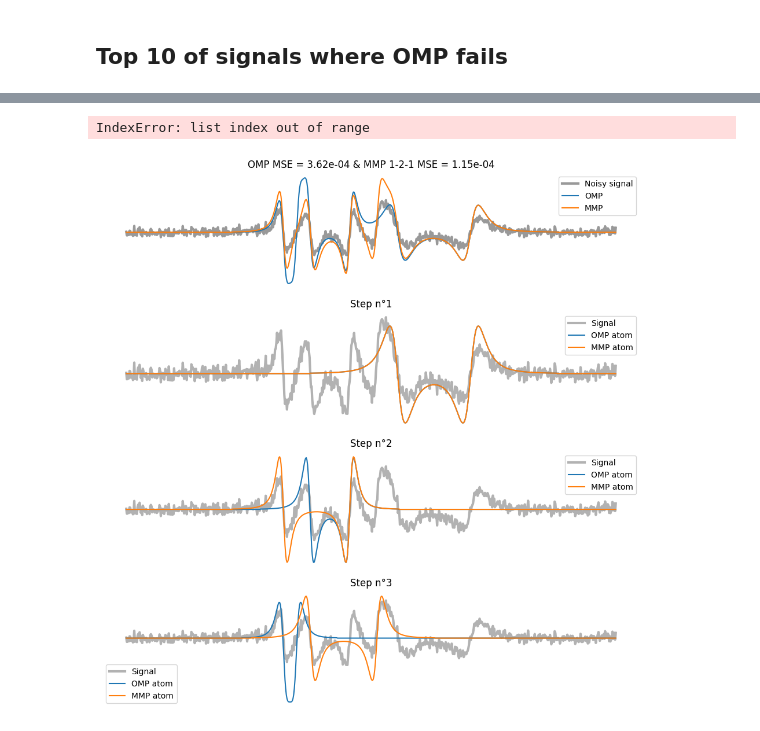
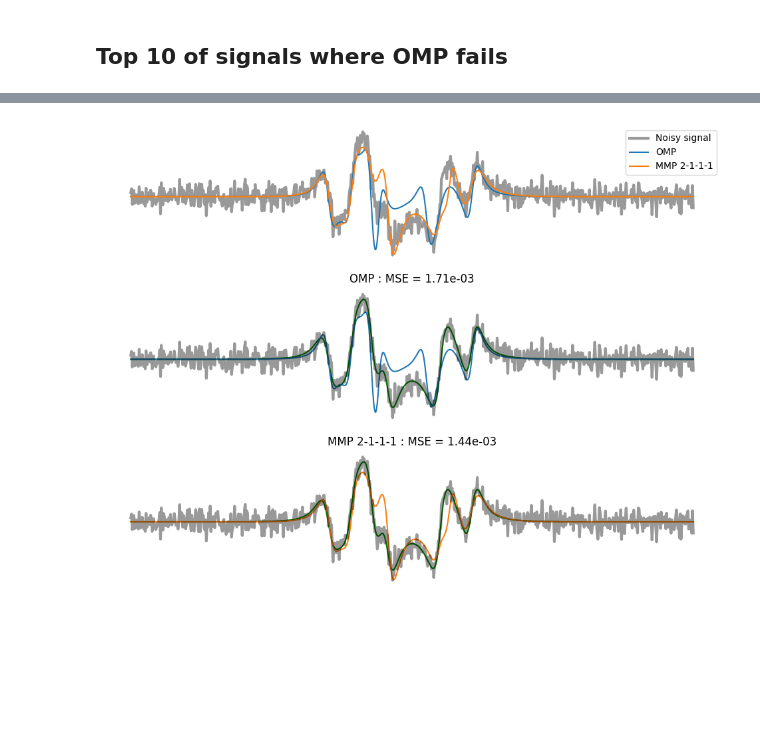
Before and after one commit to yanisgomes/csc, a Jupyter notebook: examples/mmpdf_sorting_metrics.ipynb, the cells around one changed output, grey strips where cells are left out. Cells and saved outputs as stored; diff of their text form; code cells hidden in the pictures; blank space fills up the shorter version.

```diff
--- a/examples/mmpdf_sorting_metrics.ipynb
+++ b/examples/mmpdf_sorting_metrics.ipynb
@@ -42,6 +42,7 @@ Counter({-5: 1000, 0: 1000, 5: 1000, 10: 1000, 15: 1000})
 # %% [markdown]
 ## Top 10 of signals where OMP fails
 # %%
+metrics_at_step1 = metrics_at_step1.loc[metrics_at_step1['sparsity'] == 4]
 metrics_at_step1 = metrics_at_step1.loc[metrics_at_step1['snr'] == 10]
 print(metrics_at_step1.head(10))
 ids = [id for id in metrics_at_step1.head(10)['id']]
@@ -54,8 +63,4 @@ Index: []
 # %%
-workbench.plotMMPComparison(mmpdf_db_path=path_to_mmpdf_db, id=ids[4])
+workbench.plotMMPComparison(mmpdf_db_path=path_to_mmpdf_db, id=ids[5])
 # %% [output]
-IndexError: list index out of range
+[figure, added]
-# %%
-workbench.plotMMPDecomposition(db_path=path_to_mmpdf_db, id=ids[4])
-# %% [output]
-[figure, removed]
```
Also changed, not shown: parts of 1 cell of this notebook.
